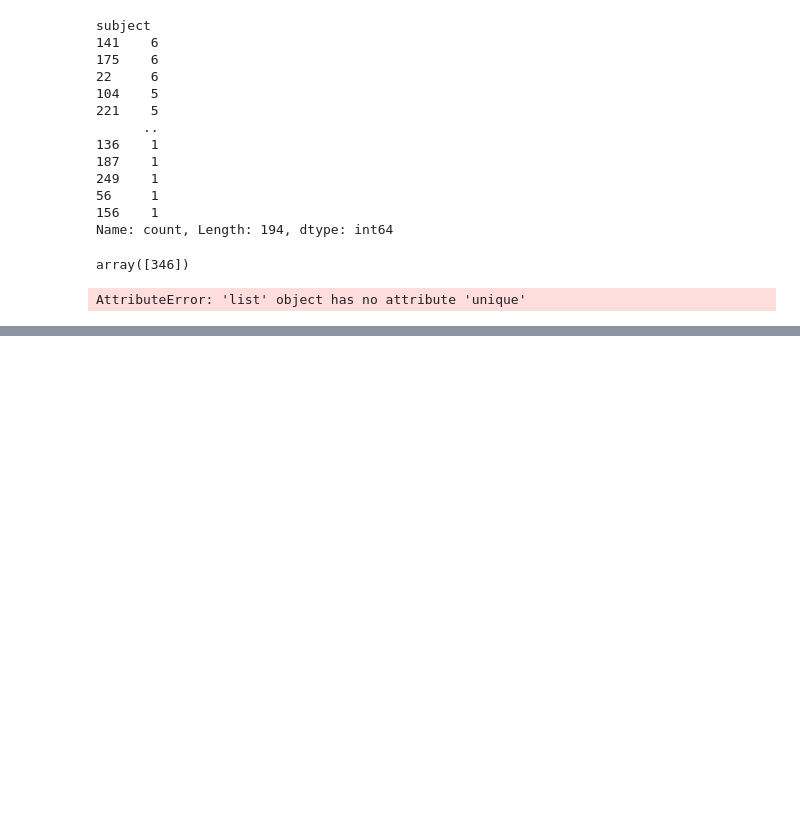
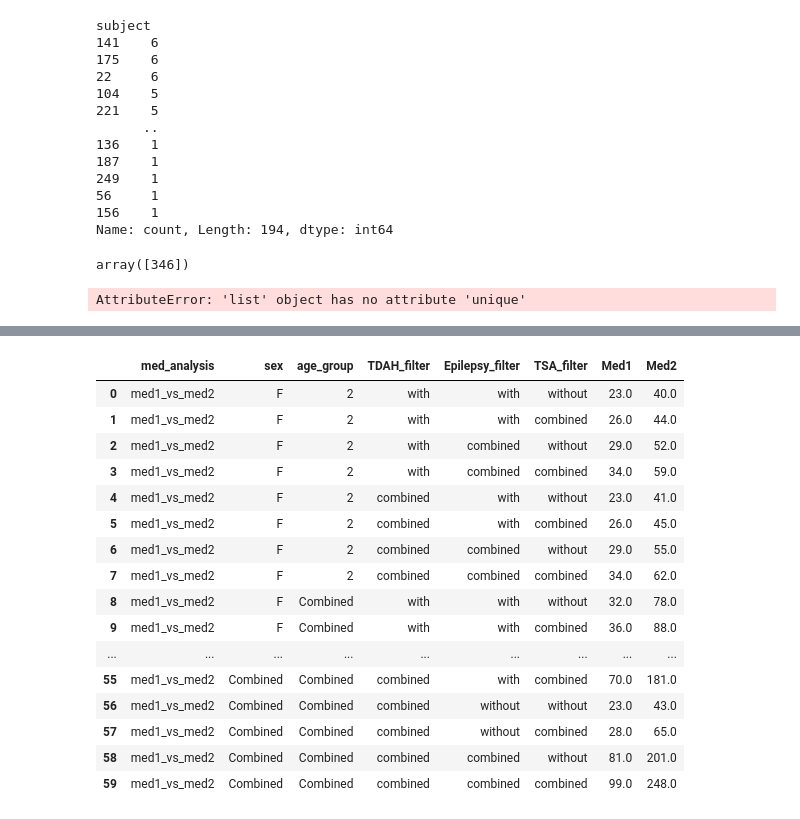
Before and after one commit to BabaSanfour/eeg-analysis-adhd-epilepsy, a Jupyter notebook: run_analysis_patients.ipynb, the cells around one changed output, grey strips where cells are left out. Saved outputs shown, nothing was run; the diff lists cells and outputs as text; code cells hidden in the pictures; blank space fills up the shorter version.

```diff
--- a/run_analysis_patients.ipynb
+++ b/run_analysis_patients.ipynb
@@ -1268,0 +1452,20 @@ from con
+# %%
+results_med1_vs_med2
+# %% [output]
+|  | med_analysis | sex | age_group | TDAH_filter | Epilepsy_filter | TSA_filter | Med1 | Med2 |
+| 0 | med1_vs_med2 | F | 2 | with | with | without | 23.0 | 40.0 |
+| 1 | med1_vs_med2 | F | 2 | with | with | combined | 26.0 | 44.0 |
+| 2 | med1_vs_med2 | F | 2 | with | combined | without | 29.0 | 52.0 |
+| 3 | med1_vs_med2 | F | 2 | with | combined | combined | 34.0 | 59.0 |
+| 4 | med1_vs_med2 | F | 2 | combined | with | without | 23.0 | 41.0 |
+| 5 | med1_vs_med2 | F | 2 | combined | with | combined | 26.0 | 45.0 |
+| 6 | med1_vs_med2 | F | 2 | combined | combined | without | 29.0 | 55.0 |
+| 7 | med1_vs_med2 | F | 2 | combined | combined | combined | 34.0 | 62.0 |
+| 8 | med1_vs_med2 | F | Combined | with | with | without | 32.0 | 78.0 |
+| 9 | med1_vs_med2 | F | Combined | with | with | combined | 36.0 | 88.0 |
+| ... | ... | ... | ... | ... | ... | ... | ... | ... |
+| 55 | med1_vs_med2 | Combined | Combined | combined | with | combined | 70.0 | 181.0 |
+| 56 | med1_vs_med2 | Combined | Combined | combined | without | without | 23.0 | 43.0 |
+| 57 | med1_vs_med2 | Combined | Combined | combined | without | combined | 28.0 | 65.0 |
+| 58 | med1_vs_med2 | Combined | Combined | combined | combined | without | 81.0 | 201.0 |
+| 59 | med1_vs_med2 | Combined | Combined | combined | combined | combined | 99.0 | 248.0 |
```
Also changed, not shown: parts of 16 cells of this notebook, 1 other file.
